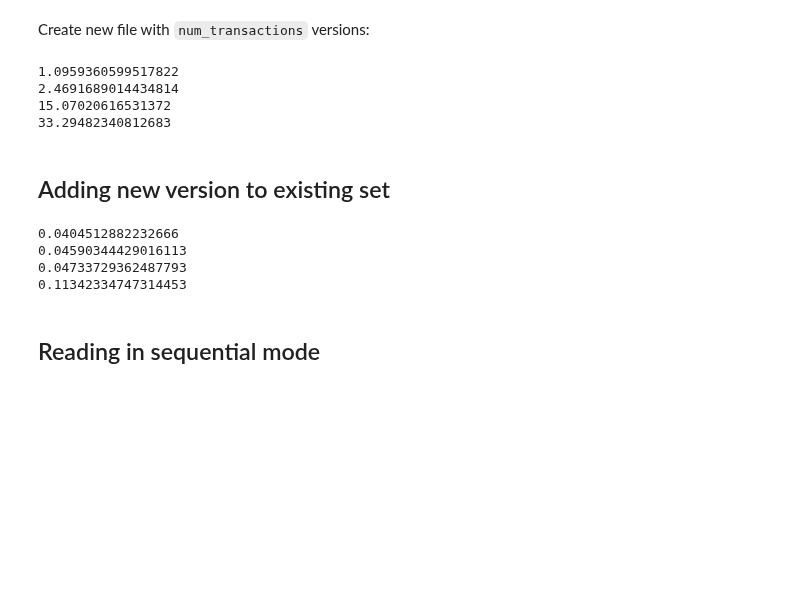
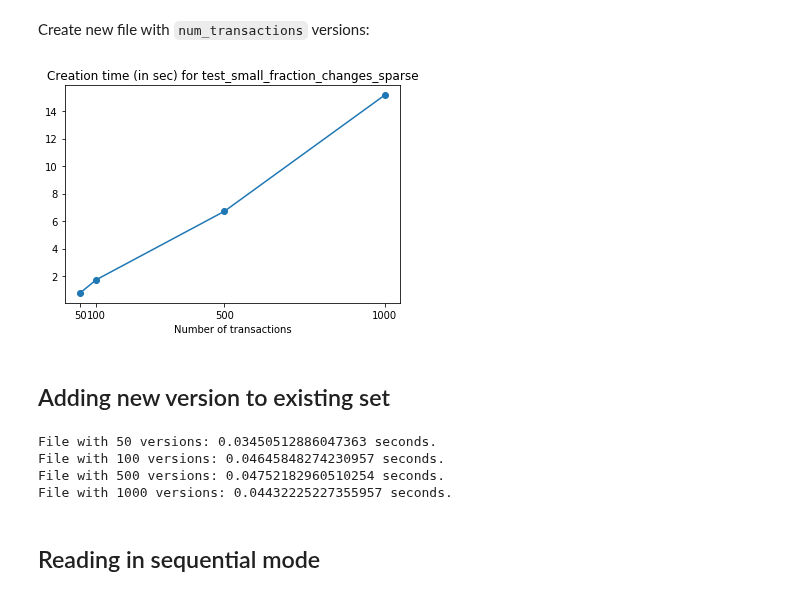
Before and after one commit to deshaw/versioned-hdf5, a Jupyter notebook: analysis/Test_IO_Performance.ipynb, the cells around one changed output. Saved outputs shown, nothing was run; the diff lists cells and outputs as text; code cells hidden in the pictures; blank space fills up the shorter version.

```diff
--- a/analysis/Test_IO_Performance.ipynb
+++ b/analysis/Test_IO_Performance.ipynb
@@ -246,13 +257,18 @@ def time_create(n):
     t = time.time()-t0
     return t
 # %%
+times = []
 for n in num_transactions:
-    print(time_create(n))
+    times.append(time_create(n))
-# %% [output]
-1.0959360599517822
-2.4691689014434814
-15.07020616531372
-33.29482340812683
+# %%
+%matplotlib inline
+plt.plot(num_transactions, times, 'o-')
+plt.xticks(num_transactions)
+plt.title("Creation time (in sec) for test_small_fraction_changes_sparse")
+plt.xlabel("Number of transactions")
+plt.show()
+# %% [output]
+[figure, added]
 # %%
 tests = []
 for n in num_transactions:
@@ -274,12 +290,12 @@ for test in tests:
     t0 = time.time()
     add_version(test['vfile'])
     t = time.time()-t0
-    print(t)
+    print(f"File with {test['num_transactions']} versions: {t} seconds.")
 # %% [output]
-0.0404512882232666
-0.04590344429016113
-0.04733729362487793
-0.11342334747314453
+File with 50 versions: 0.03450512886047363 seconds.
+File with 100 versions: 0.04645848274230957 seconds.
+File with 500 versions: 0.04752182960510254 seconds.
+File with 1000 versions: 0.04432225227355957 seconds.
 # %%
 for test in tests:
     test['h5pyfile'].close()
```
Also changed, not shown: parts of 17 cells of this notebook.
